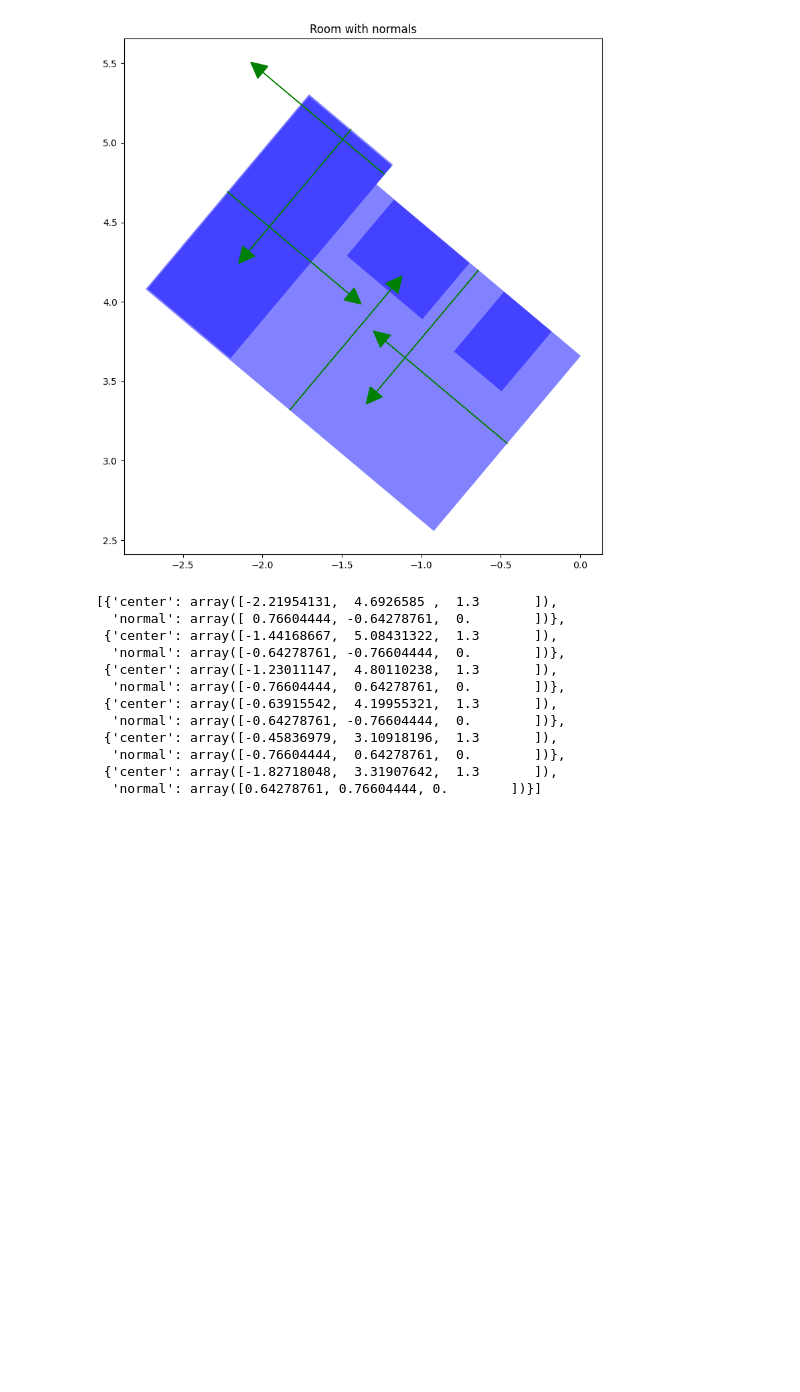
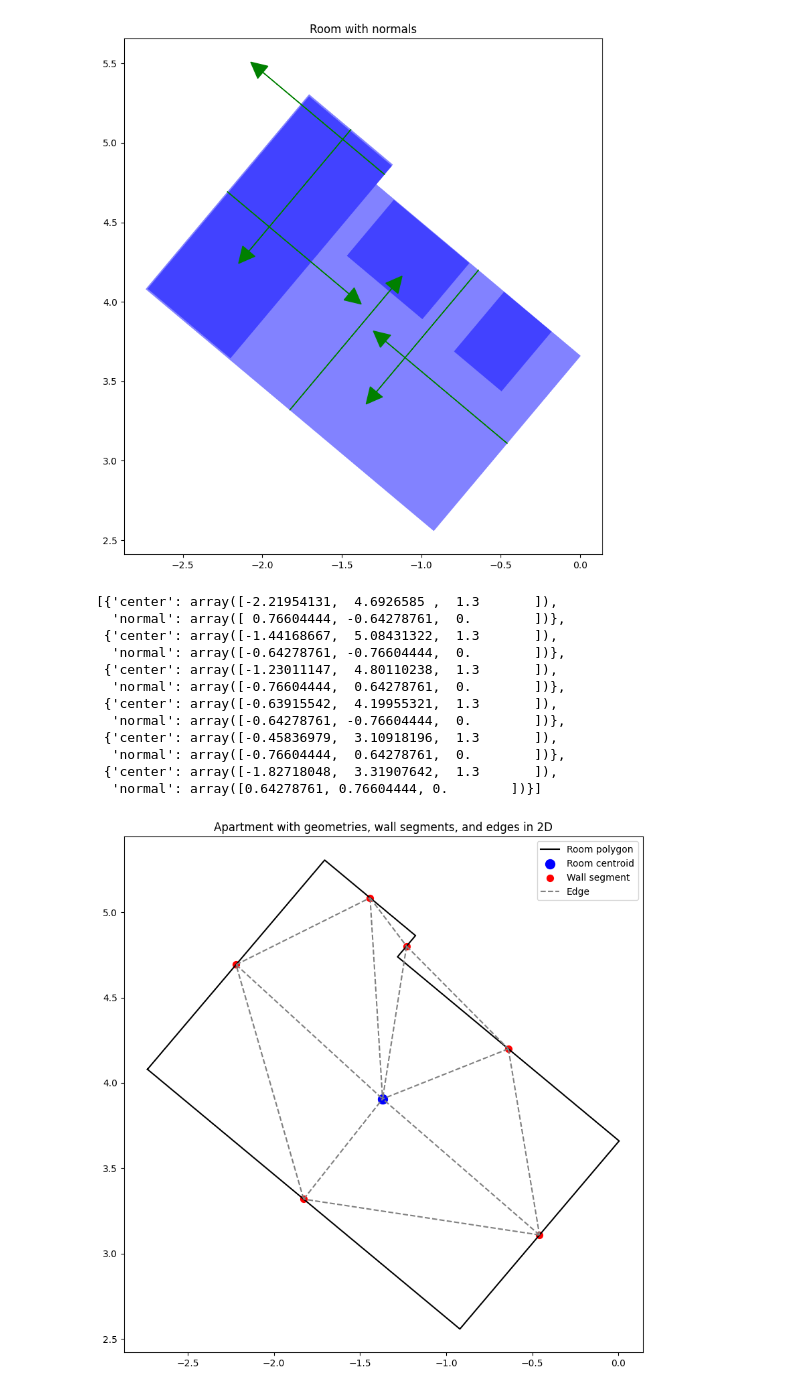
Before and after one commit to snt-arg/msd, a Jupyter notebook: NB - Data Curation 0 - Dataset Exploration.ipynb, the cells around one changed output. Cells and saved outputs as stored; diff of their text form; code cells hidden in the pictures; blank space fills up the shorter version.

```diff
--- a/NB - Data Curation 0 - Dataset Exploration.ipynb
+++ b/NB - Data Curation 0 - Dataset Exploration.ipynb
@@ -573,6 +575,28 @@ room_normals
   'normal': array([-0.76604444,  0.64278761,  0.        ])},
  {'center': array([-1.82718048,  3.31907642,  1.3       ]),
   'normal': array([0.64278761, 0.76604444, 0.        ])}]
+# %%
+import graphs as gr
+import plot as pl
+import utils as ut
+import networkx as nx
+
+# Get an apartment
+apartment_ids = gdf['apartment_id'].unique()
+apartment = gdf[gdf['apartment_id'] == apartment_ids[0]].copy()
+# Drop non-area entities
+apartment = apartment[apartment['entity_type'] == 'area']
+
+# Create a directed graph
+G = nx.DiGraph()
+
+# Add the room geometries to the graph
+gr.add_room_geometries(apartment.iloc[0], G)
+
+# Draw the graph in 2D
+pl.plot_room_graph(apartment.iloc[[0]], G, plot_normals=False)
+# %% [output]
+[figure, added]
 # %%
 def get_segment_normals_outward_inside_room(geom, room_geom, epsilon=1e-3):
     """
```
Also changed, not shown: parts of 6 cells of this notebook, 1 other file.
